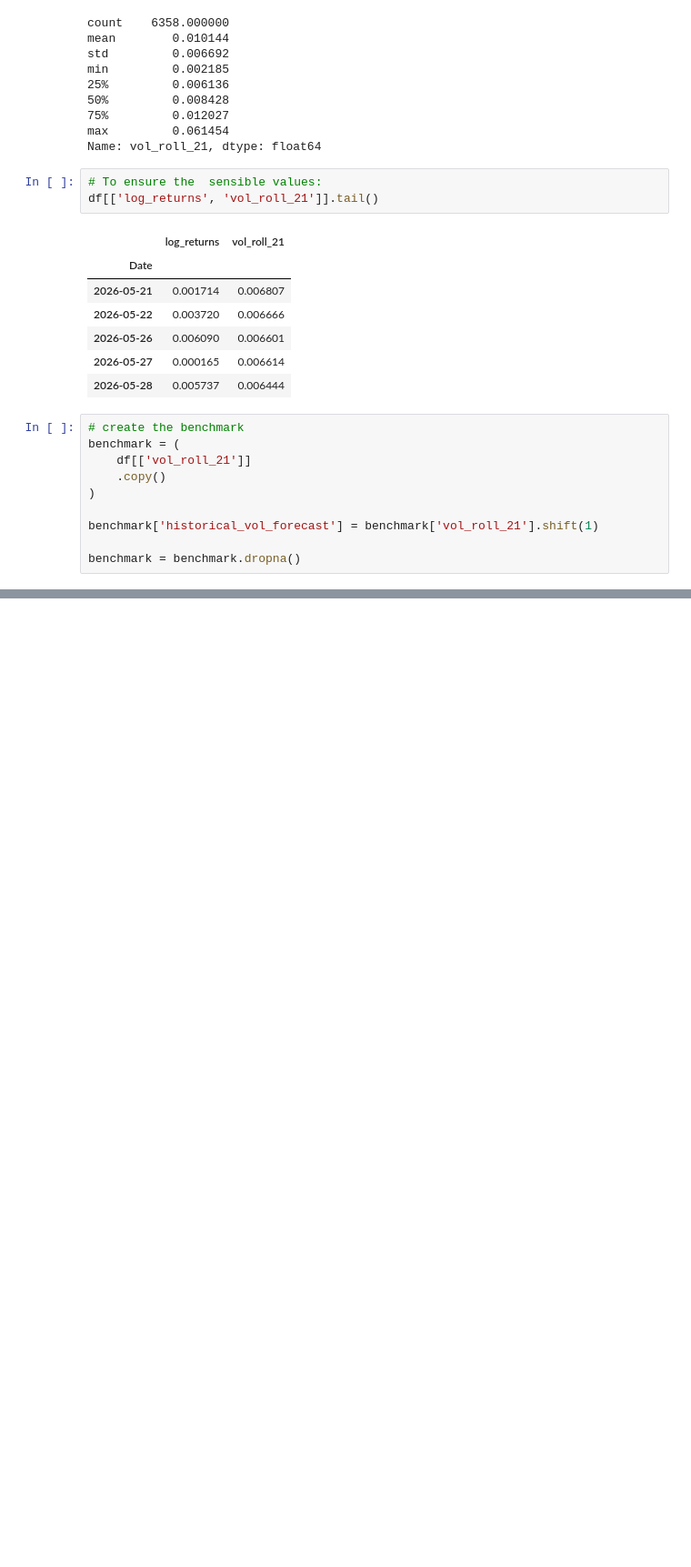
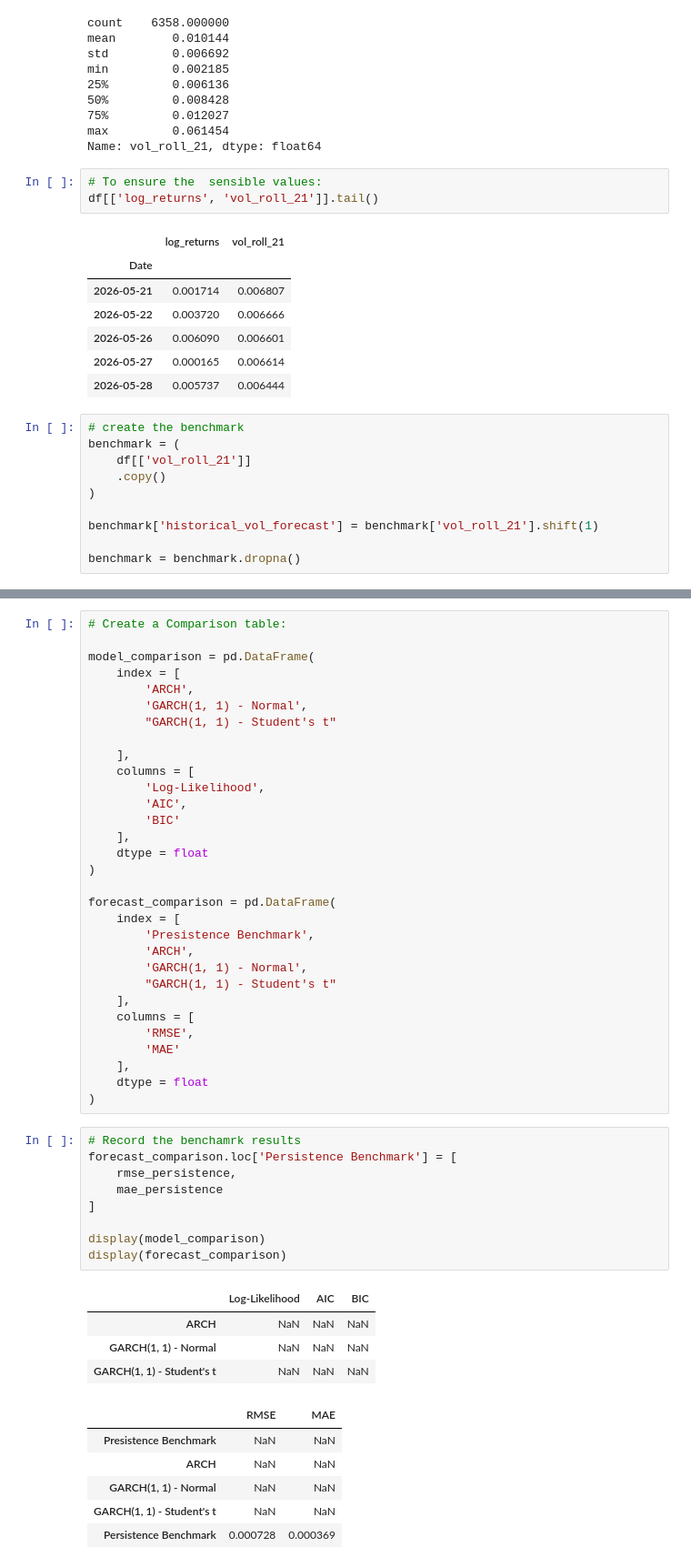
Before and after one commit to Mena-Beshara/sp500-market-intelligence-system, a Jupyter notebook: notebooks/05_volatility_forecasting_garch.ipynb, the cells around one changed output, grey strips where cells are left out. Shown at 91% size. Drawn from its saved outputs; the diff is of its cells as text; blank space fills up the shorter version.

```diff
--- a/notebooks/05_volatility_forecasting_garch.ipynb
+++ b/notebooks/05_volatility_forecasting_garch.ipynb
@@ -232,3 +238,54 @@ Volatility is persistent, which makes this benchmark harder to outperform than
 it appears. The one-day persistence forecast produced RMSE = 0.000728
 and MAE = 0.000369. All subsequent models are evaluated against these
 figures.
+# %%
+# Create a Comparison table:
+
+model_comparison = pd.DataFrame(
+    index = [
+        'ARCH',
+        'GARCH(1, 1) - Normal',
+        "GARCH(1, 1) - Student's t"
+
+    ],
+    columns = [
+        'Log-Likelihood',
+        'AIC',
+        'BIC'
+    ],
+    dtype = float
+)
+
+forecast_comparison = pd.DataFrame(
+    index = [
+        'Presistence Benchmark',
+        'ARCH',
+        'GARCH(1, 1) - Normal',
+        "GARCH(1, 1) - Student's t"
+    ],
+    columns = [
+        'RMSE',
+        'MAE'
+    ],
+    dtype = float
+)
+# %%
+# Record the benchamrk results
+forecast_comparison.loc['Persistence Benchmark'] = [
+    rmse_persistence,
+    mae_persistence
+]
+
+display(model_comparison)
+display(forecast_comparison)
+# %% [output]
+|  | Log-Likelihood | AIC | BIC |
+| ARCH | NaN | NaN | NaN |
+| GARCH(1, 1) - Normal | NaN | NaN | NaN |
+| GARCH(1, 1) - Student's t | NaN | NaN | NaN |
+|  | RMSE | MAE |
+| Presistence Benchmark | NaN | NaN |
+| ARCH | NaN | NaN |
+| GARCH(1, 1) - Normal | NaN | NaN |
+| GARCH(1, 1) - Student's t | NaN | NaN |
+| Persistence Benchmark | 0.000728 | 0.000369 |
```
Also changed, not shown: parts of 9 cells of this notebook, 1 other file.
